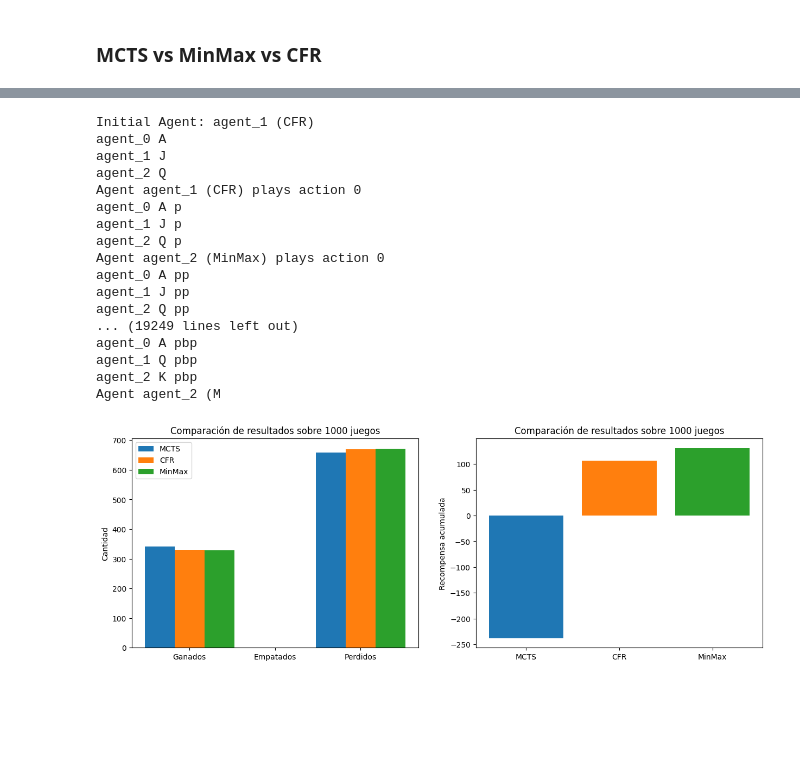
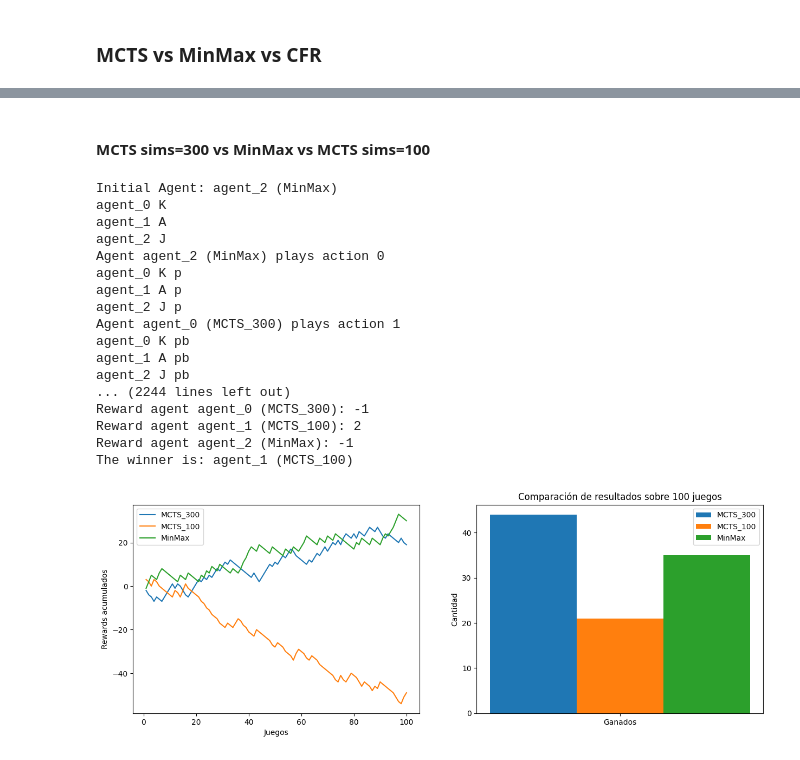
Before and after one commit to andscara/marl-obl2, a Jupyter notebook: Alternating Games/KuhnPoker_3.ipynb, the cells around one changed output, grey strips where cells are left out. Cells and saved outputs as stored; diff of their text form; code cells hidden in the pictures; blank space fills up the shorter version.

```diff
--- a/Alternating Games/KuhnPoker_3.ipynb
+++ b/Alternating Games/KuhnPoker_3.ipynb
@@ -122,25 +121,27 @@ ag
+# %% [markdown]
+#### MCTS sims=300 vs MinMax vs MCTS sims=100
 # %%
-Run({
-    g.agents[0]: ("MCTS", MonteCarloTreeSearch(game=g, agent=g.agents[0], max_depth=0, rollouts=100)),
-    g.agents[1]: ("CFR", cfr),
+play({
+    g.agents[0]: ("MCTS_300", MonteCarloTreeSearch(game=g, agent=g.agents[0], max_depth=0, simulations=300)),
+    g.agents[1]: ("MCTS_100", MonteCarloTreeSearch(game=g, agent=g.agents[1], max_depth=0, simulations=100)),
     g.agents[2]: ("MinMax", MiniMax(game=g, agent=g.agents[2]))
-}, n=1000)
+}, n=100)
 # %% [output]
-Initial Agent: agent_1 (CFR)
-agent_0 A
-agent_1 J
-agent_2 Q
-Agent agent_1 (CFR) plays action 0
-agent_0 A p
-agent_1 J p
-agent_2 Q p
+Initial Agent: agent_2 (MinMax)
+agent_0 K
+agent_1 A
+agent_2 J
 Agent agent_2 (MinMax) plays action 0
-agent_0 A pp
-agent_1 J pp
-agent_2 Q pp
-... (19249 lines left out)
-agent_0 A pbp
-agent_1 Q pbp
-agent_2 K pbp
-Agent agent_2 (M
+agent_0 K p
+agent_1 A p
+agent_2 J p
+Agent agent_0 (MCTS_300) plays action 1
+agent_0 K pb
+agent_1 A pb
+agent_2 J pb
+... (2244 lines left out)
+Reward agent agent_0 (MCTS_300): -1
+Reward agent agent_1 (MCTS_100): 2
+Reward agent agent_2 (MinMax): -1
+The winner is: agent_1 (MCTS_100)
-[figure, old version]
+[figure, new version]
```
Also changed, not shown: parts of 12 cells of this notebook, 1 other file.
